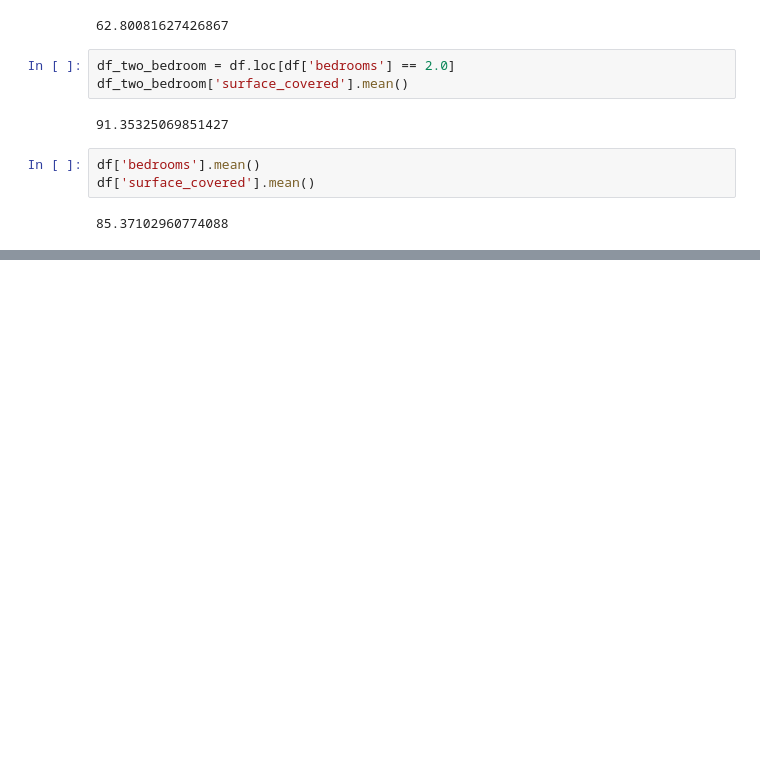
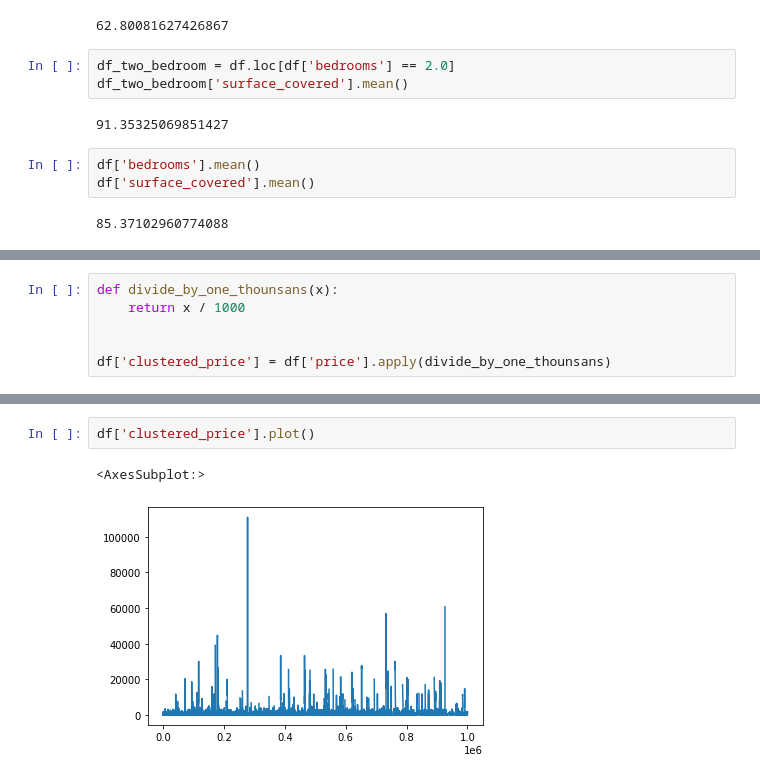
Before and after one commit to crisnicogonzalez/tp-final-isi, a Jupyter notebook: process data.ipynb, the cells around one changed output, grey strips where cells are left out. Saved outputs shown, nothing was run; the diff lists cells and outputs as text; blank space fills up the shorter version.

Commit message:
process price

```diff
--- a/process data.ipynb
+++ b/process data.ipynb
@@ -143,0 +148,6 @@ len(df_price_surface_covered)
+# %%
+def divide_by_one_thounsans(x):
+    return x / 1000
+
+
+df['clustered_price'] = df['price'].apply(divide_by_one_thounsans)
@@ -143,0 +166,5 @@ len(df_price_surface_covered)
+# %%
+df['clustered_price'].plot()
+# %% [output]
+<AxesSubplot:>
+[figure, added]
```
Also changed, not shown: parts of 16 cells of this notebook.
